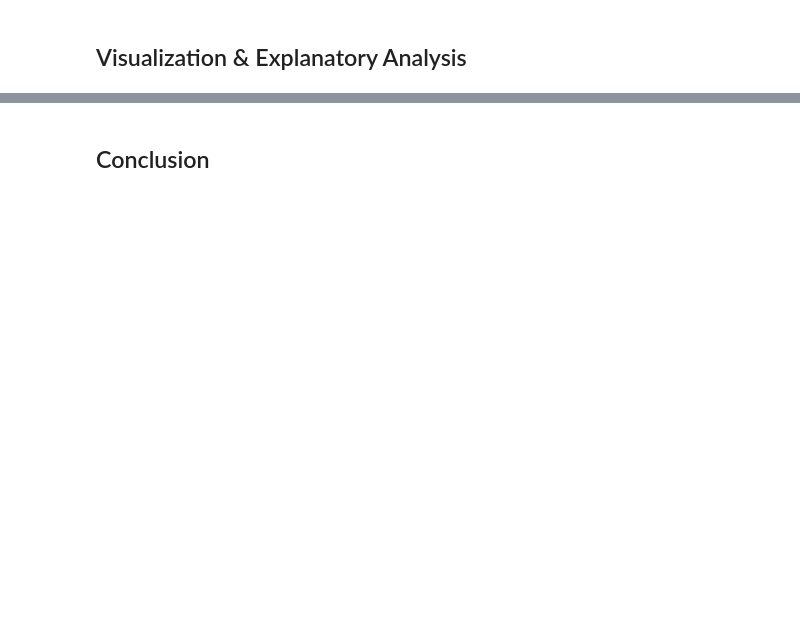
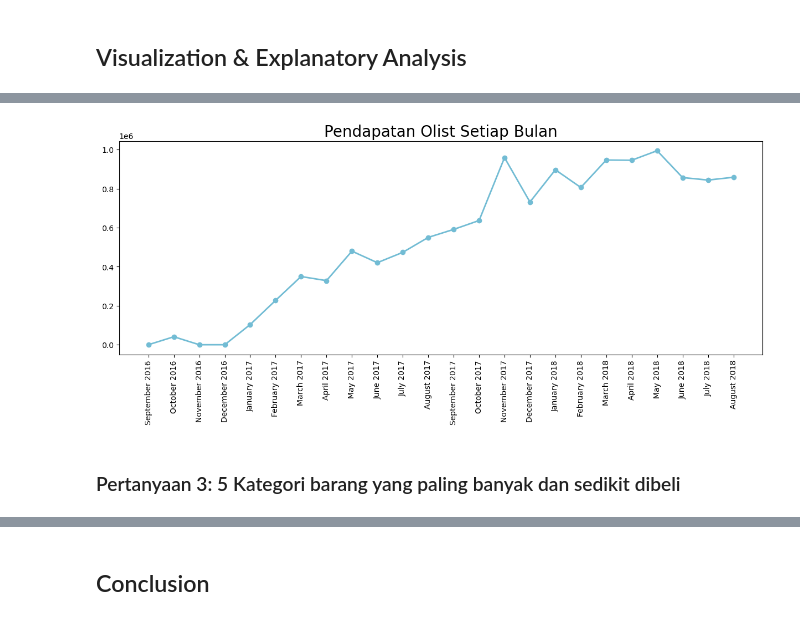
Before and after one commit to hng011/brazilian-ecommerce-analysis, a Jupyter notebook: notebook.ipynb, the cells around one changed output, grey strips where cells are left out. Cells and saved outputs as stored; diff of their text form; code cells hidden in the pictures; blank space fills up the shorter version.

```diff
--- a/notebook.ipynb
+++ b/notebook.ipynb
@@ -29,0 +1047,11 @@ import seaborn as sns
+# %%
+category_name_translations = pd.read_csv("./data/product_category_name_translation.csv")
+
+all_df = pd.merge(
+    left=all_df,
+    right=category_name_translations,
+    how="inner",
+    on="product_category_name",
+)
+
+all_df.info()
@@ -35,0 +1172,20 @@ import seaborn as sns
+# %%
+# Resample untuk membuat data ditampilkan berdasarkan bulan yang datanya diambil melalui kolom order_approved_at
+monthly_per_year = all_df.resample(rule="M", on="order_approved_at").agg({
+    "order_id": "nunique",
+    "price": "sum"
+})
+
+# Mengubah format penanggalannya
+monthly_per_year.index = monthly_per_year.index.strftime("%B %Y")
+
+# Mereset index agar order_approved_at menjadi kolom
+monthly_per_year.reset_index(inplace=True)
+
+# Melakukan rename kolom agar lebih sesuai dengan kontennya
+monthly_per_year.rename(columns={
+    "order_id":"order_count",
+    "price":"revenue"
+}, inplace=True)
+
+monthly_per_year
@@ -35,0 +1210,15 @@ import seaborn as sns
+# %%
+plt.figure(figsize=(15,5))
+plt.plot(monthly_per_year["order_approved_at"],
+         monthly_per_year["revenue"],
+         marker="o",
+         linewidth=2,
+         color="#72BCD4"
+        );
+plt.xticks(rotation=90)
+plt.title("Pendapatan Olist Setiap Bulan", loc="center", fontsize=20)
+plt.show();
+# %% [output]
+[figure, added]
+# %% [markdown]
+### Pertanyaan 3: 5 Kategori barang yang paling banyak dan sedikit dibeli
```
Also changed, not shown: parts of 173 cells of this notebook, 8 other files.
